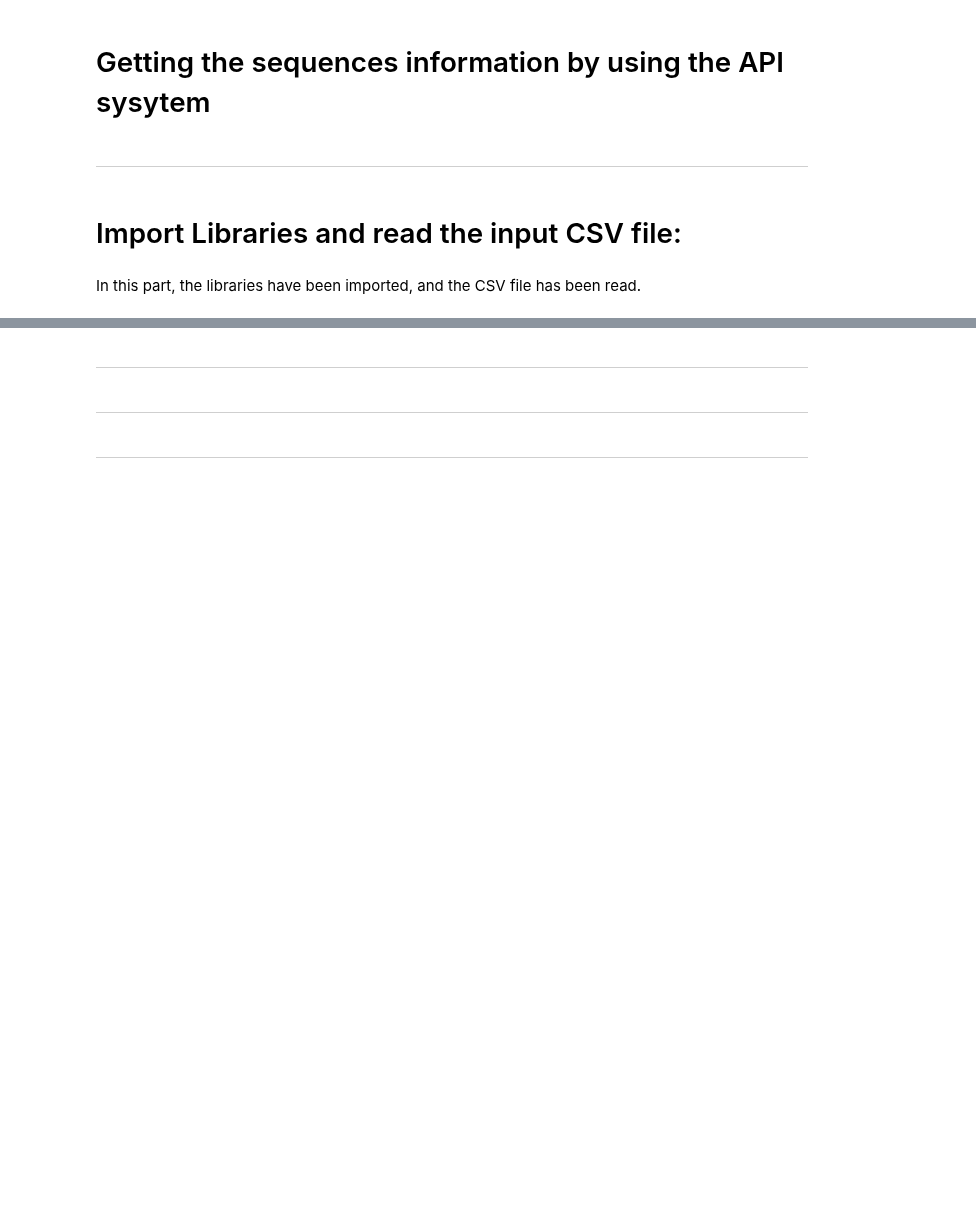
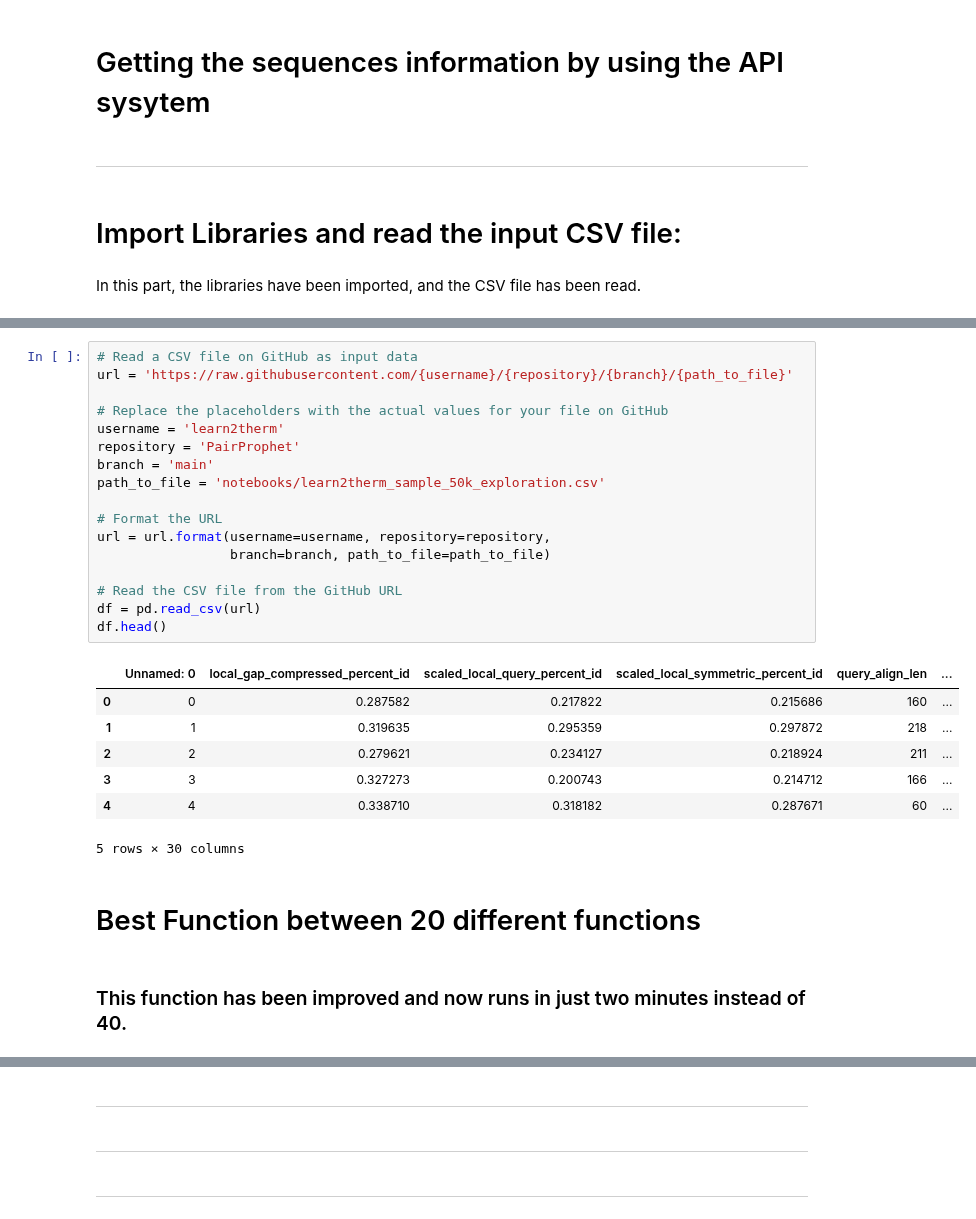
Before and after one commit to learn2therm/PairProphet, a Jupyter notebook: notebooks/API - Different functions.ipynb, the cells around one changed output, grey strips where cells are left out. Drawn from its saved outputs; the diff is of its cells as text; blank space fills up the shorter version.

```diff
--- a/notebooks/API - Different functions.ipynb
+++ b/notebooks/API - Different functions.ipynb
@@ -71,0 +21,29 @@ Name: 1, dtype: object
+# %%
+# Read a CSV file on GitHub as input data
+url = 'https://raw.githubusercontent.com/{username}/{repository}/{branch}/{path_to_file}'
+
+# Replace the placeholders with the actual values for your file on GitHub
+username = 'learn2therm'
+repository = 'PairProphet'
+branch = 'main'
+path_to_file = 'notebooks/learn2therm_sample_50k_exploration.csv'
+
+# Format the URL
+url = url.format(username=username, repository=repository,
+                 branch=branch, path_to_file=path_to_file)
+
+# Read the CSV file from the GitHub URL
+df = pd.read_csv(url)
+df.head()
+# %% [output]
+|  | Unnamed: 0 | local_gap_compressed_percent_id | scaled_local_query_percent_id | scaled_local_symmetric_percent_id | query_align_len | ... |
+| 0 | 0 | 0.287582 | 0.217822 | 0.215686 | 160 | ... |
+| 1 | 1 | 0.319635 | 0.295359 | 0.297872 | 218 | ... |
+| 2 | 2 | 0.279621 | 0.234127 | 0.218924 | 211 | ... |
+| 3 | 3 | 0.327273 | 0.200743 | 0.214712 | 166 | ... |
+| 4 | 4 | 0.338710 | 0.318182 | 0.287671 | 60 | ... |
+5 rows × 30 columns
+# %% [markdown]
+# Best Function between 20 different functions
+# %% [markdown]
+### This function has been improved and now runs in just two minutes instead of 40.
```
Also changed, not shown: parts of 85 cells of this notebook.
